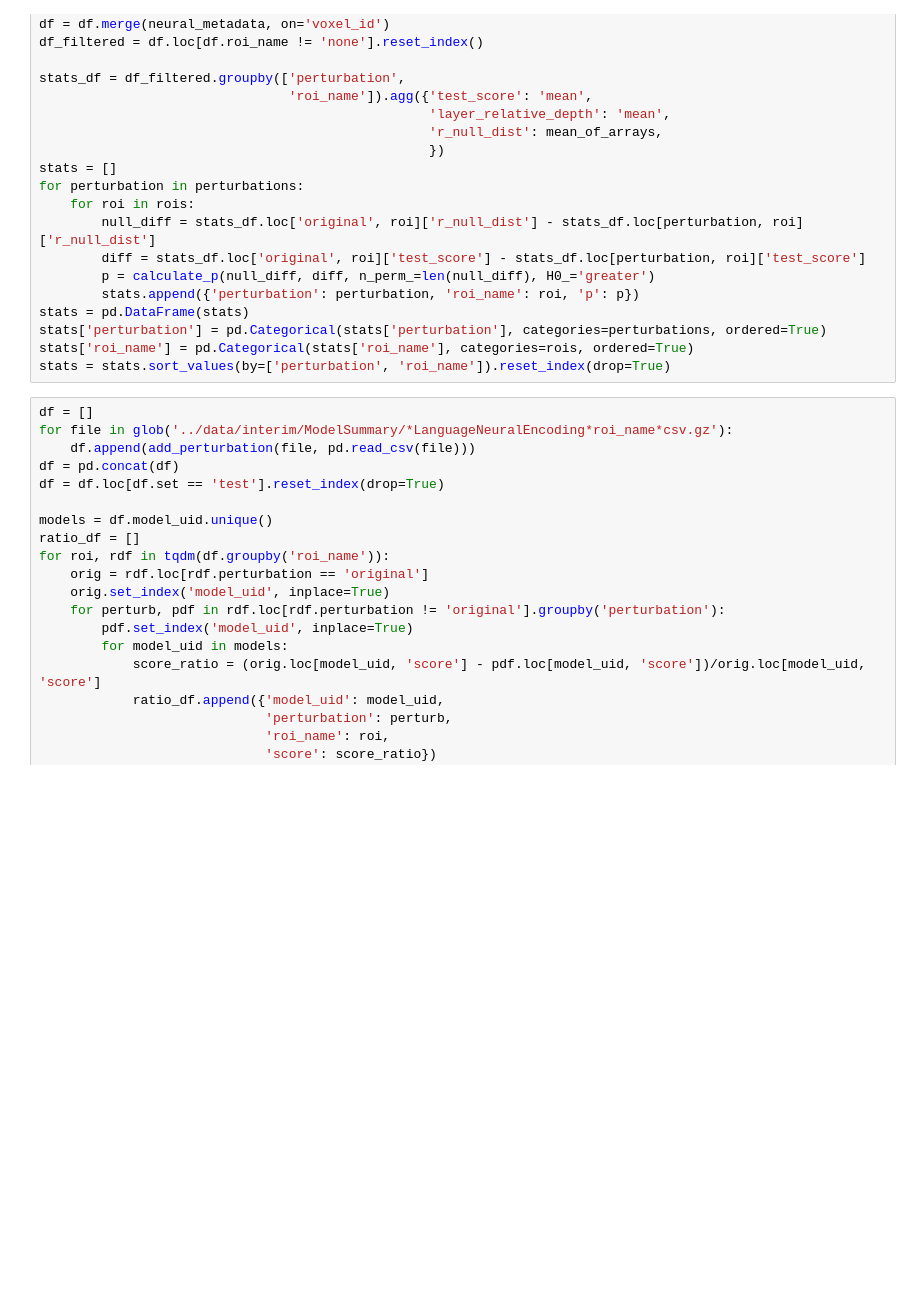
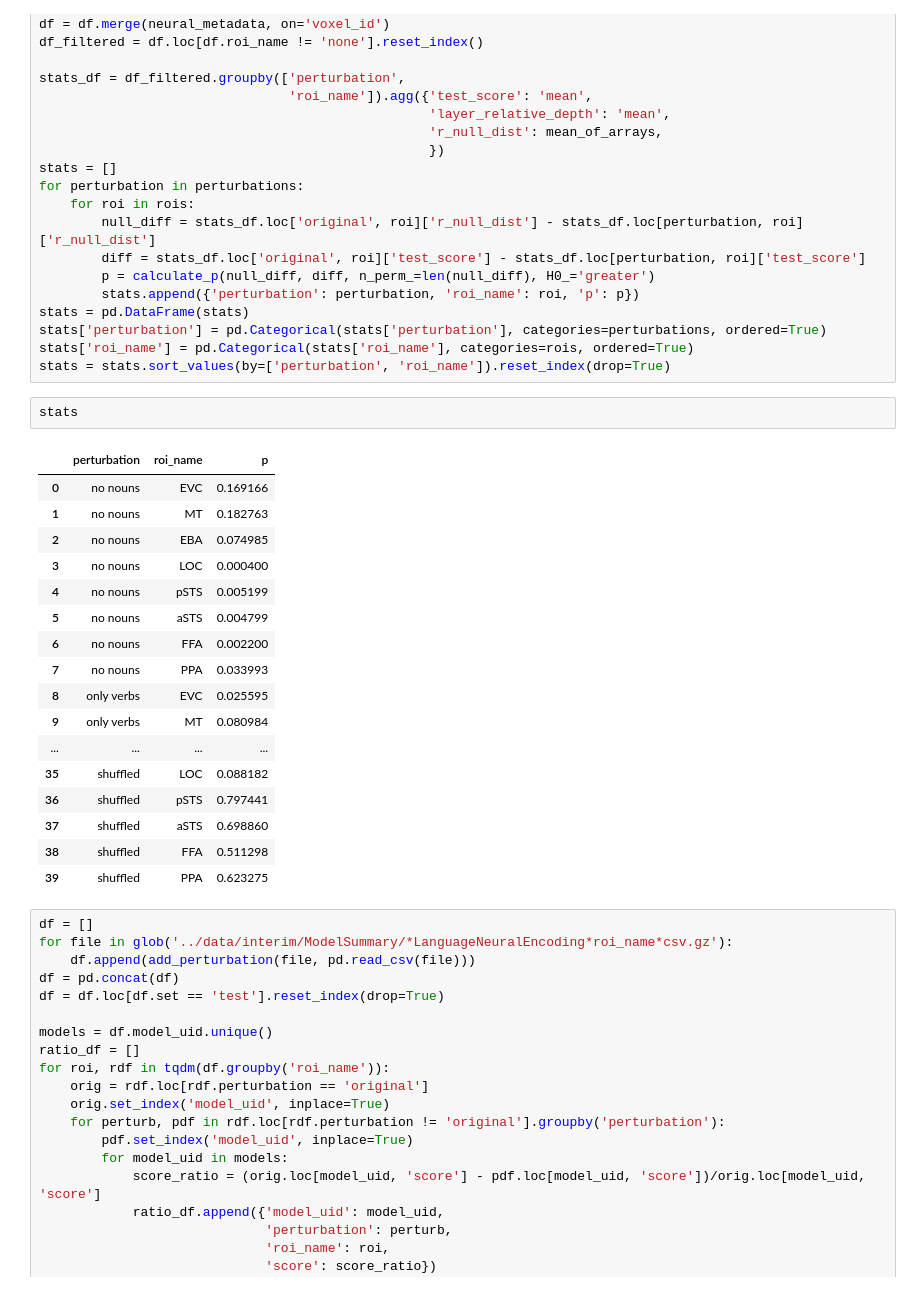
Before and after one commit to Isik-lab/SIfMRI_modeling, a Jupyter notebook: notebooks/model_class_averaging.ipynb, the cells around one changed output. Cells and saved outputs as stored; diff of their text form; blank space fills up the shorter version.

```diff
--- a/notebooks/model_class_averaging.ipynb
+++ b/notebooks/model_class_averaging.ipynb
@@ -322,6 +322,26 @@ stats = pd.DataFrame(stats)
 stats['perturbation'] = pd.Categorical(stats['perturbation'], categories=perturbations, ordered=True)
 stats['roi_name'] = pd.Categorical(stats['roi_name'], categories=rois, ordered=True)
 stats = stats.sort_values(by=['perturbation', 'roi_name']).reset_index(drop=True)
+# %%
+stats
+# %% [output]
+|  | perturbation | roi_name | p |
+| 0 | no nouns | EVC | 0.169166 |
+| 1 | no nouns | MT | 0.182763 |
+| 2 | no nouns | EBA | 0.074985 |
+| 3 | no nouns | LOC | 0.000400 |
+| 4 | no nouns | pSTS | 0.005199 |
+| 5 | no nouns | aSTS | 0.004799 |
+| 6 | no nouns | FFA | 0.002200 |
+| 7 | no nouns | PPA | 0.033993 |
+| 8 | only verbs | EVC | 0.025595 |
+| 9 | only verbs | MT | 0.080984 |
+| ... | ... | ... | ... |
+| 35 | shuffled | LOC | 0.088182 |
+| 36 | shuffled | pSTS | 0.797441 |
+| 37 | shuffled | aSTS | 0.698860 |
+| 38 | shuffled | FFA | 0.511298 |
+| 39 | shuffled | PPA | 0.623275 |
 # %%
 df = []
 for file in glob('../data/interim/ModelSummary/*LanguageNeuralEncoding*roi_name*csv.gz'):
```
Also changed, not shown: parts of 1 cell of this notebook, 1 other file.
